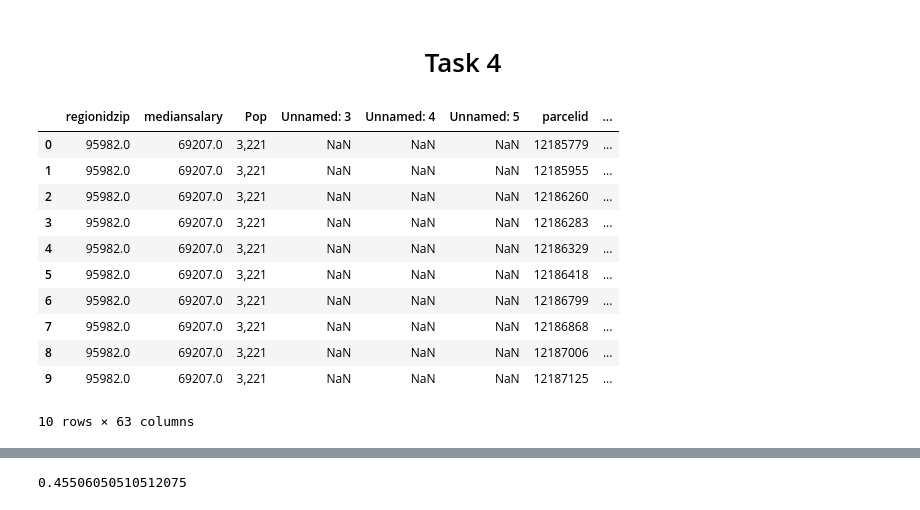
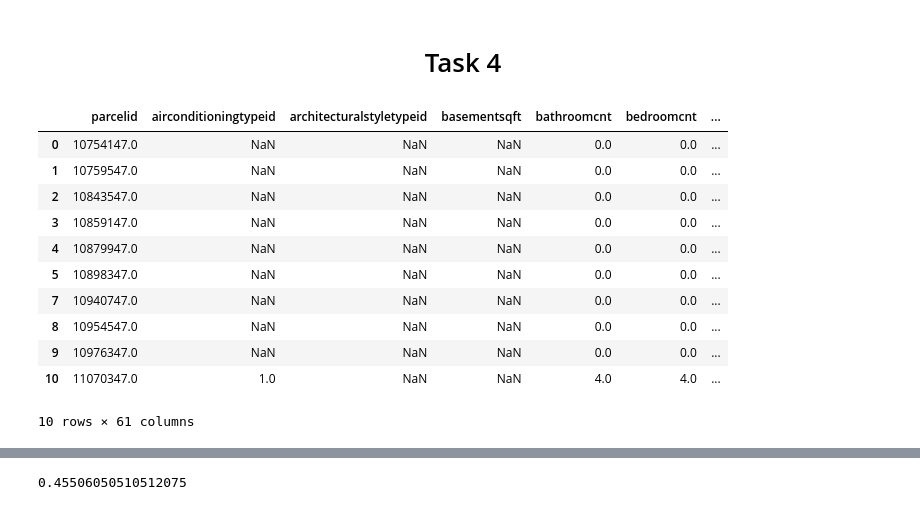
Before and after one commit to punit9462/CSE519-2017-111461860, a Jupyter notebook: HW3/HW3.ipynb, the cells around one changed output, grey strips where cells are left out. Drawn from its saved outputs; the diff is of its cells as text; code cells hidden in the pictures.

```diff
--- a/HW3/HW3.ipynb
+++ b/HW3/HW3.ipynb
@@ -184,39 +214,49 @@ plt.show()
 # %% [markdown]
 <h1><center> Task 4 </center></h1>
 # %%
+# TODO: Write the details on how we got the zipcode and the mapping with external data
+
 df_new = df[numpy.isfinite(df['regionidzip'])]
 df_new_unique_zip = df_new.regionidzip.unique()
 
 # df_new_unique_zip
 
-df_zip_income = pd.read_csv('MedianZIP_Income.csv', low_memory=False)
+df_zip_income = pd.read_csv('external_zipcode_mediansalary_mapping.csv', low_memory=False)
+df_correct_parcelid_zipcode = pd.read_csv('external_parcelid_correct_zipcode_mapping.csv', low_memory=False)
+df_correct_parcelid_zipcode
+
+df_parcelid_mediansalary = pd.merge(df_correct_parcelid_zipcode, df_zip_income, on='zipcode', how='outer')
+df_parcelid_mediansalary = df_parcelid_mediansalary[numpy.isfinite(df_parcelid_mediansalary['parcelid'])]
+df_parcelid_mediansalary
+
 
 # Used mean salary in the data where values were missing
 
 # df_left_unique_zip = df_new_unique_zip.notin(df_zip_income['regionidzip'].values)
 # df_left_unique_zip
 # print (list(set(df_new_unique_zip)-set(df_zip_income['regionidzip'].values)))
 # df_zip_income.columns.values[0] = 'regionidzip'
 
 
-df_zip_median_salary = df_zip_income.loc[df_zip_income['regionidzip'].isin(df_new_unique_zip)]
-# df_zip_median_salary
-df_with_income = pd.merge(df_zip_median_salary, df_new, on='regionidzip', how='outer')
-df_with_income = df_with_income[numpy.isfinite(df_with_income['mediansalary'])]
-# df_with_income
+# df_zip_median_salary = df_zip_income.loc[df_zip_income['regionidzip'].isin(df_new_unique_zip)]
+# # df_zip_median_salary
+
+df_with_income = pd.merge(df_new, df_parcelid_mediansalary, on='parcelid', how='outer')
+df_with_income = df_with_income[numpy.isfinite(df_with_income['mediansalary'])] # has 1794229 rows
+
 df_with_income.head(10)
 # %% [output]
-|  | regionidzip | mediansalary | Pop | Unnamed: 3 | Unnamed: 4 | Unnamed: 5 | parcelid | ... |
-| 0 | 95982.0 | 69207.0 | 3,221 | NaN | NaN | NaN | 12185779 | ... |
-| 1 | 95982.0 | 69207.0 | 3,221 | NaN | NaN | NaN | 12185955 | ... |
-| 2 | 95982.0 | 69207.0 | 3,221 | NaN | NaN | NaN | 12186260 | ... |
-| 3 | 95982.0 | 69207.0 | 3,221 | NaN | NaN | NaN | 12186283 | ... |
-| 4 | 95982.0 | 69207.0 | 3,221 | NaN | NaN | NaN | 12186329 | ... |
-| 5 | 95982.0 | 69207.0 | 3,221 | NaN | NaN | NaN | 12186418 | ... |
-| 6 | 95982.0 | 69207.0 | 3,221 | NaN | NaN | NaN | 12186799 | ... |
-| 7 | 95982.0 | 69207.0 | 3,221 | NaN | NaN | NaN | 12186868 | ... |
-| 8 | 95982.0 | 69207.0 | 3,221 | NaN | NaN | NaN | 12187006 | ... |
-| 9 | 95982.0 | 69207.0 | 3,221 | NaN | NaN | NaN | 12187125 | ... |
+|  | parcelid | airconditioningtypeid | architecturalstyletypeid | basementsqft | bathroomcnt | bedroomcnt | ... |
+| 0 | 10754147.0 | NaN | NaN | NaN | 0.0 | 0.0 | ... |
+| 1 | 10759547.0 | NaN | NaN | NaN | 0.0 | 0.0 | ... |
+| 2 | 10843547.0 | NaN | NaN | NaN | 0.0 | 0.0 | ... |
+| 3 | 10859147.0 | NaN | NaN | NaN | 0.0 | 0.0 | ... |
+| 4 | 10879947.0 | NaN | NaN | NaN | 0.0 | 0.0 | ... |
+| 5 | 10898347.0 | NaN | NaN | NaN | 0.0 | 0.0 | ... |
+| 7 | 10940747.0 | NaN | NaN | NaN | 0.0 | 0.0 | ... |
+| 8 | 10954547.0 | NaN | NaN | NaN | 0.0 | 0.0 | ... |
+| 9 | 10976347.0 | NaN | NaN | NaN | 0.0 | 0.0 | ... |
+| 10 | 11070347.0 | 1.0 | NaN | NaN | 4.0 | 4.0 | ... |
-10 rows × 63 columns
+10 rows × 61 columns
 # %%
 # THIS CODE COMBINES THE ERROR-TABLE (training data) AND FEATURE TABLE (properties data with median salary) (OUTER JOIN)
```
Also changed, not shown: parts of 21 cells of this notebook.
